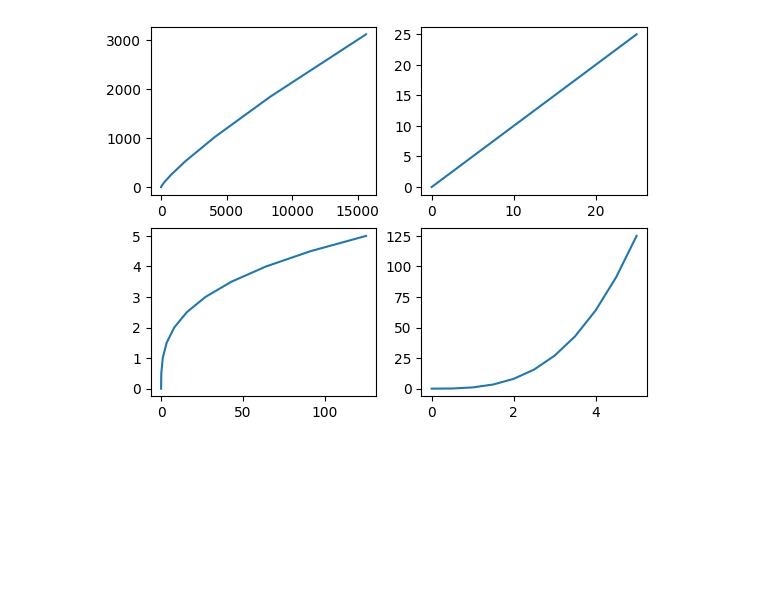
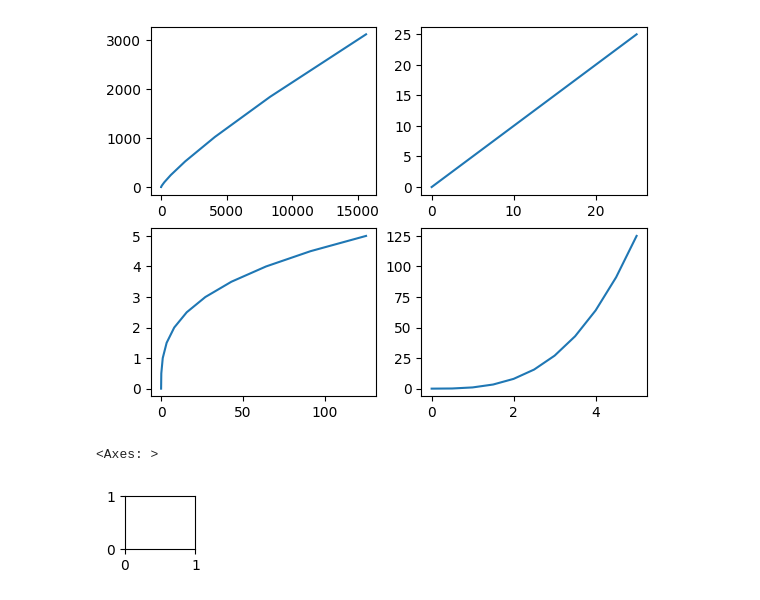
Before and after one commit to iamahnaf/Data-Science-Practice, a Jupyter notebook: Matplot1.ipynb, the cells around one changed output. Drawn from its saved outputs; the diff is of its cells as text; code cells hidden in the pictures; blank space fills up the shorter version.

```diff
--- a/Matplot1.ipynb
+++ b/Matplot1.ipynb
@@ -30,3 +30,8 @@ plt.plot(x**2,x**2)
 # %% [output]
 [<matplotlib.lines.Line2D at 0x...>]
 [figure]
+# %%
+plt.subplot(6,6,1) #onk gula banano jai
+# %% [output]
+<Axes: >
+[figure, added]
```
Also changed, not shown: parts of 1 cell of this notebook.
